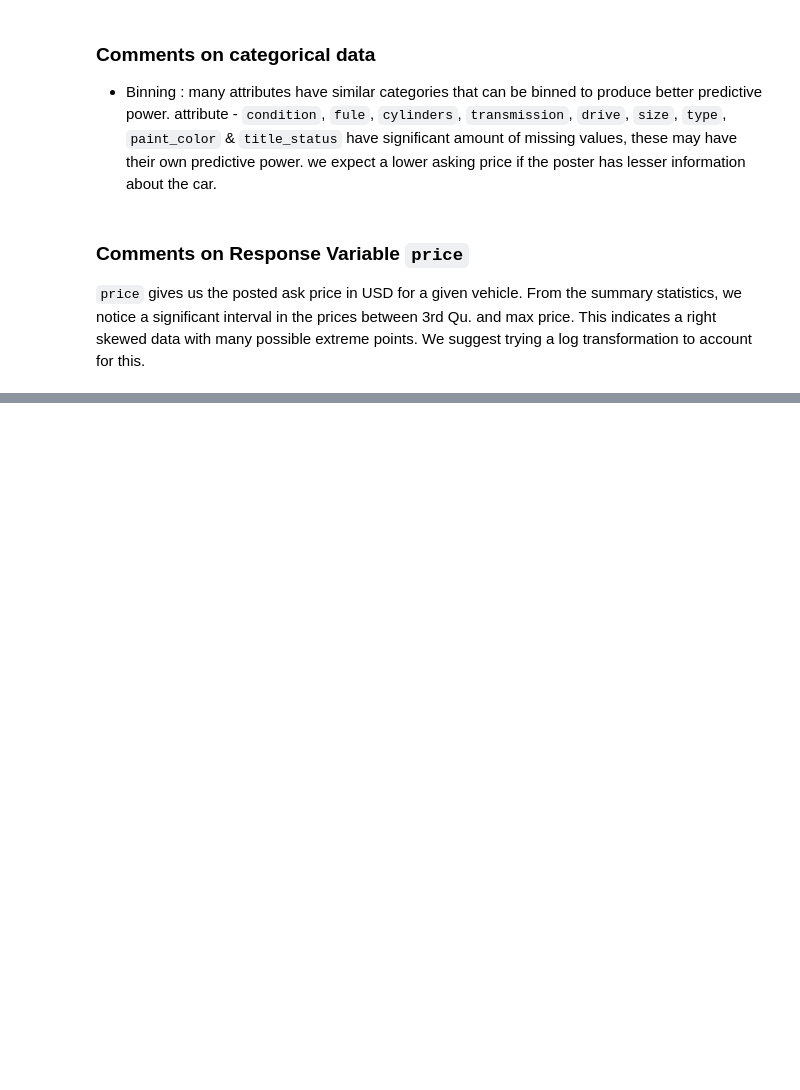
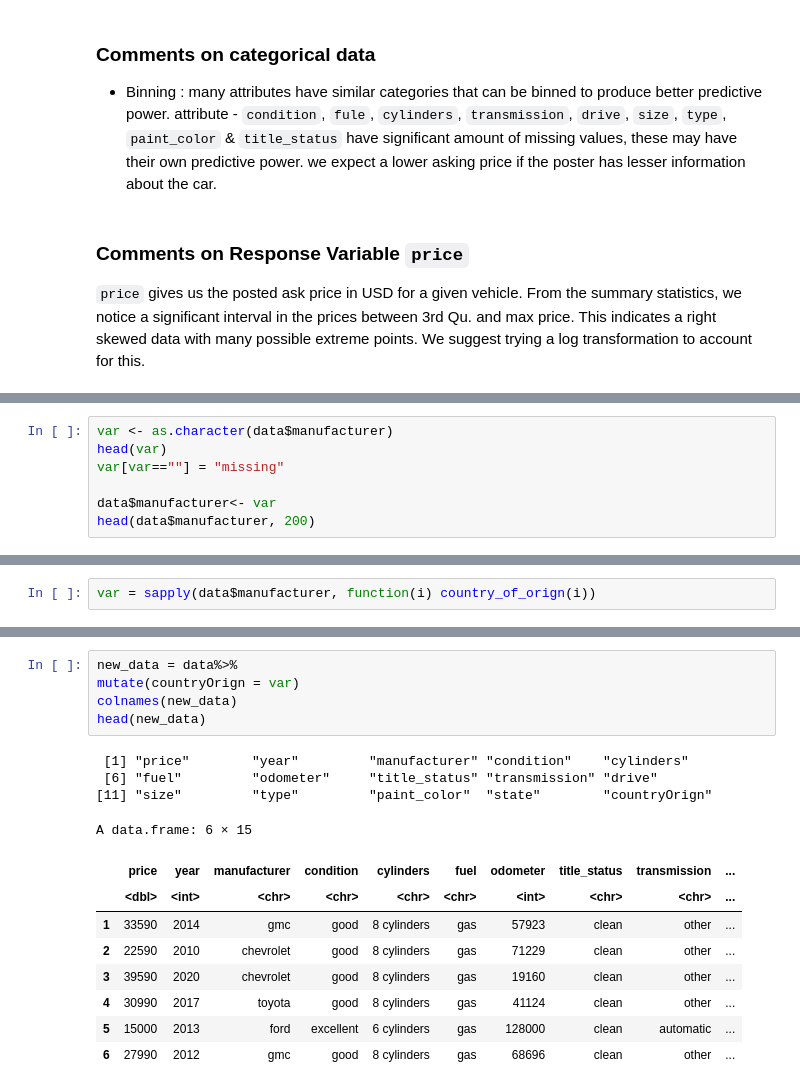
Before and after one commit to SorenRajani/STAT_447B_Project, a Jupyter notebook: 03a-EDA.ipynb, the cells around one changed output, grey strips where cells are left out. Drawn from its saved outputs; the diff is of its cells as text; blank space fills up the shorter version.

```diff
--- a/03a-EDA.ipynb
+++ b/03a-EDA.ipynb
@@ -65,0 +113,7 @@ summary(data)
+# %%
+var <- as.character(data$manufacturer)
+head(var)
+var[var==""] = "missing"
+
+data$manufacturer<- var
+head(data$manufacturer, 200)
@@ -65,0 +139,2 @@ summary(data)
+# %%
+var = sapply(data$manufacturer, function(i) country_of_orign(i))
@@ -65,0 +161,18 @@ summary(data)
+# %%
+new_data = data%>%
+mutate(countryOrign = var)
+colnames(new_data)
+head(new_data)
+# %% [output]
+ [1] "price"        "year"         "manufacturer" "condition"    "cylinders"
+ [6] "fuel"         "odometer"     "title_status" "transmission" "drive"
+[11] "size"         "type"         "paint_color"  "state"        "countryOrign"
+A data.frame: 6 × 15
+|  | price | year | manufacturer | condition | cylinders | fuel | odometer | title_status | transmission | ... |
+|  | <dbl> | <int> | <chr> | <chr> | <chr> | <chr> | <int> | <chr> | <chr> | ... |
+| 1 | 33590 | 2014 | gmc | good | 8 cylinders | gas | 57923 | clean | other | ... |
+| 2 | 22590 | 2010 | chevrolet | good | 8 cylinders | gas | 71229 | clean | other | ... |
+| 3 | 39590 | 2020 | chevrolet | good | 8 cylinders | gas | 19160 | clean | other | ... |
+| 4 | 30990 | 2017 | toyota | good | 8 cylinders | gas | 41124 | clean | other | ... |
+| 5 | 15000 | 2013 | ford | excellent | 6 cylinders | gas | 128000 | clean | automatic | ... |
+| 6 | 27990 | 2012 | gmc | good | 8 cylinders | gas | 68696 | clean | other | ... |
```
Also changed, not shown: parts of 5 cells of this notebook.
